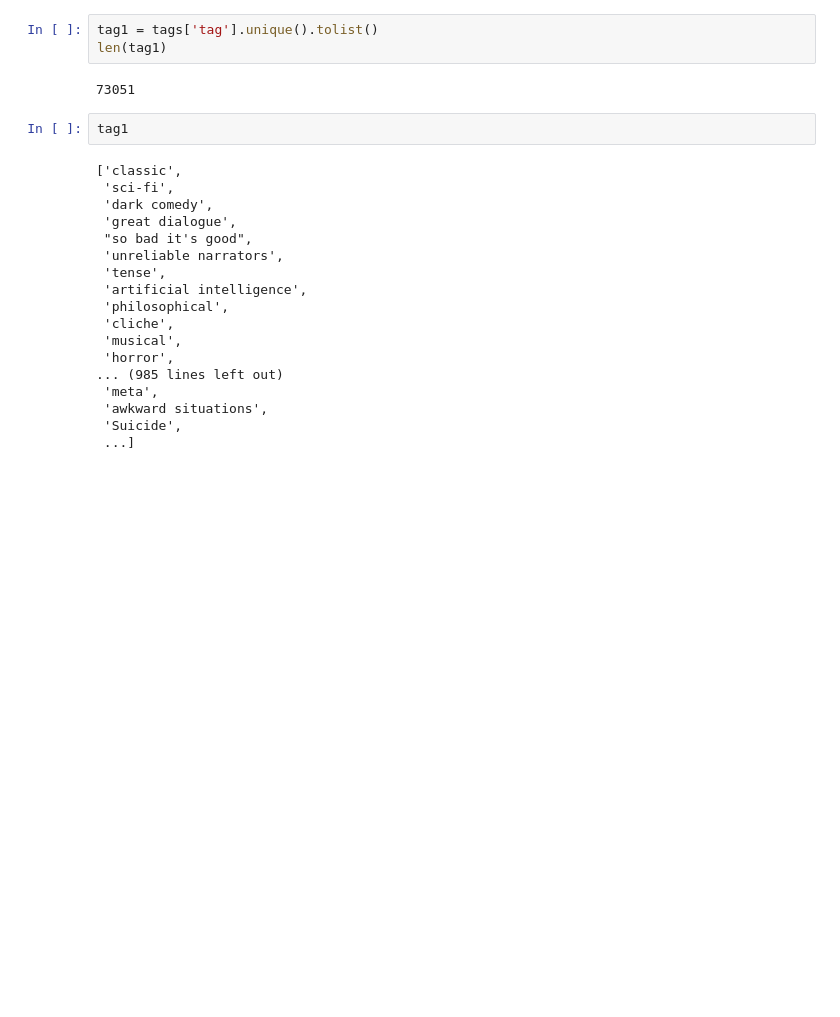
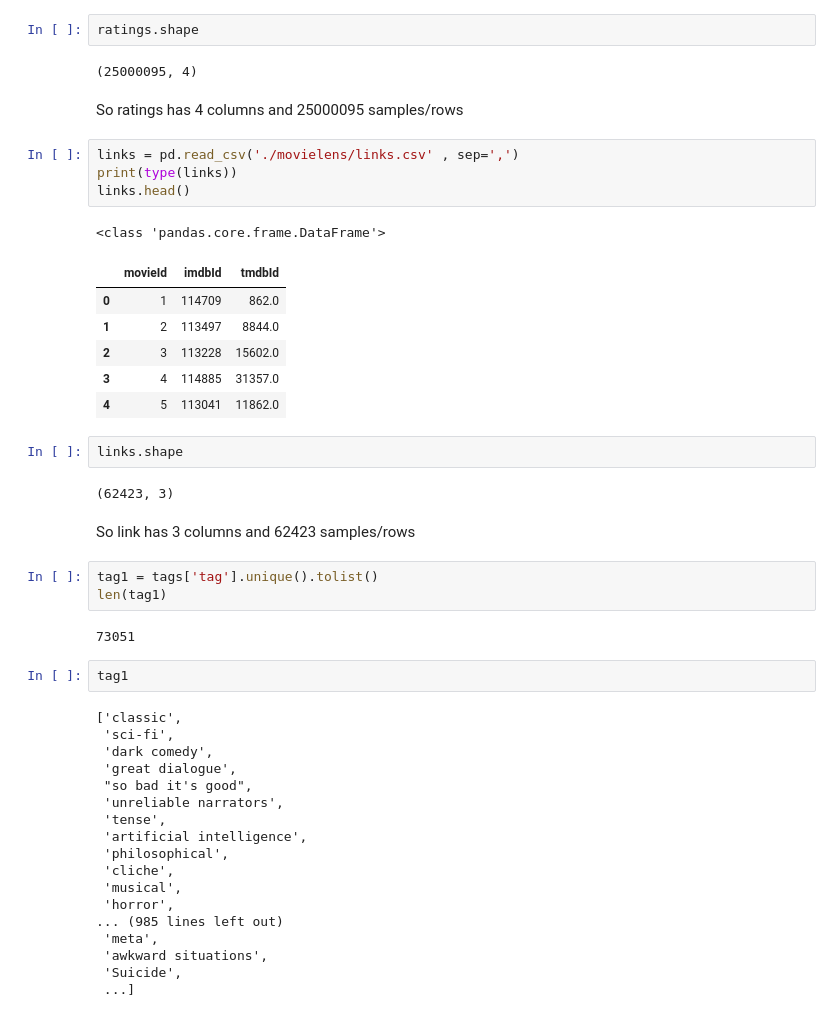
Before and after one commit to AkanchhaChoudhary/UCSanDiegoX-s-Data-Science-MicroMasters, a Jupyter notebook: Python_for_Data_Science/week-6/week-6.ipynb, the cells around one changed output. Drawn from its saved outputs; the diff is of its cells as text; blank space fills up the shorter version.

```diff
--- a/Python_for_Data_Science/week-6/week-6.ipynb
+++ b/Python_for_Data_Science/week-6/week-6.ipynb
@@ -16,3 +58,27 @@ tags.head()
+# %%
+ratings.shape
+# %% [output]
+(25000095, 4)
+# %% [markdown]
+So ratings has 4 columns and 25000095 samples/rows
+# %%
+links = pd.read_csv('./movielens/links.csv' , sep=',')
+print(type(links))
+links.head()
+# %% [output]
+<class 'pandas.core.frame.DataFrame'>
+|  | movieId | imdbId | tmdbId |
+| 0 | 1 | 114709 | 862.0 |
+| 1 | 2 | 113497 | 8844.0 |
+| 2 | 3 | 113228 | 15602.0 |
+| 3 | 4 | 114885 | 31357.0 |
+| 4 | 5 | 113041 | 11862.0 |
+# %%
+links.shape
+# %% [output]
+(62423, 3)
+# %% [markdown]
+So link has 3 columns and 62423 samples/rows
 # %%
 tag1 = tags['tag'].unique().tolist()
 len(tag1)
```
Also changed, not shown: parts of 11 cells of this notebook, 13 other files.
